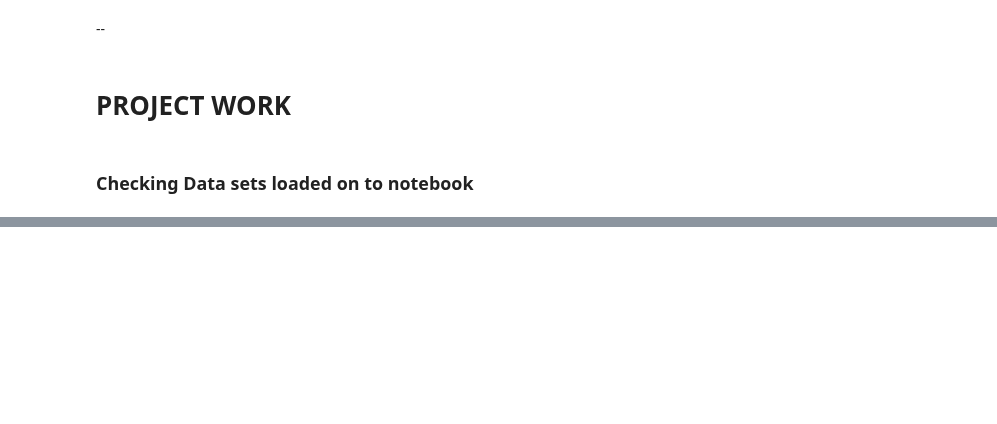
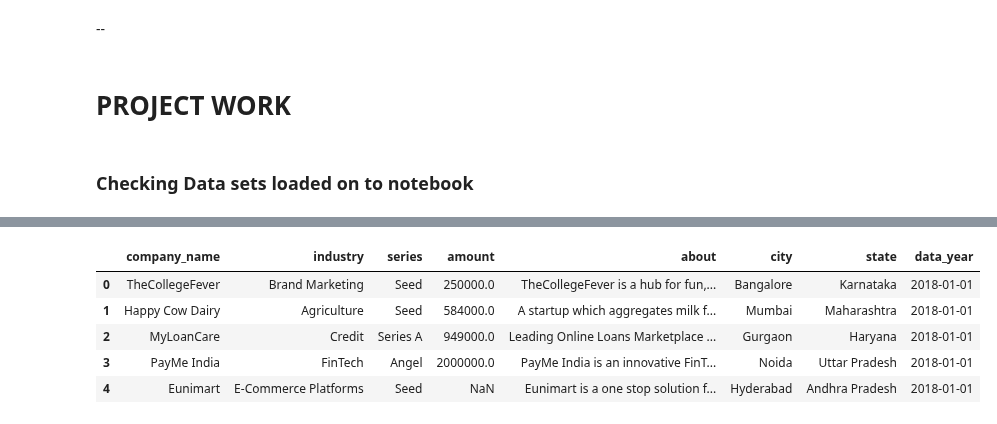
Before and after one commit to wamathaiwandeto/Indian-Startup-Ecosystem, a Jupyter notebook: project.ipynb, the cells around one changed output, grey strips where cells are left out. Drawn from its saved outputs; the diff is of its cells as text; code cells hidden in the pictures; blank space fills up the shorter version.

```diff
--- a/project.ipynb
+++ b/project.ipynb
@@ -305,0 +396,10 @@ sorted_duplicates.head(10)
+# %%
+# displaying clean 2018 datframe
+df_2018.head(5)
+# %% [output]
+|  | company_name | industry | series | amount | about | city | state | data_year |
+| 0 | TheCollegeFever | Brand Marketing | Seed | 250000.0 | TheCollegeFever is a hub for fun,... | Bangalore | Karnataka | 2018-01-01 |
+| 1 | Happy Cow Dairy | Agriculture | Seed | 584000.0 | A startup which aggregates milk f... | Mumbai | Maharashtra | 2018-01-01 |
+| 2 | MyLoanCare | Credit | Series A | 949000.0 | Leading Online Loans Marketplace ... | Gurgaon | Haryana | 2018-01-01 |
+| 3 | PayMe India | FinTech | Angel | 2000000.0 | PayMe India is an innovative FinT... | Noida | Uttar Pradesh | 2018-01-01 |
+| 4 | Eunimart | E-Commerce Platforms | Seed | NaN | Eunimart is a one stop solution f... | Hyderabad | Andhra Pradesh | 2018-01-01 |
```
Also changed, not shown: parts of 76 cells of this notebook.
